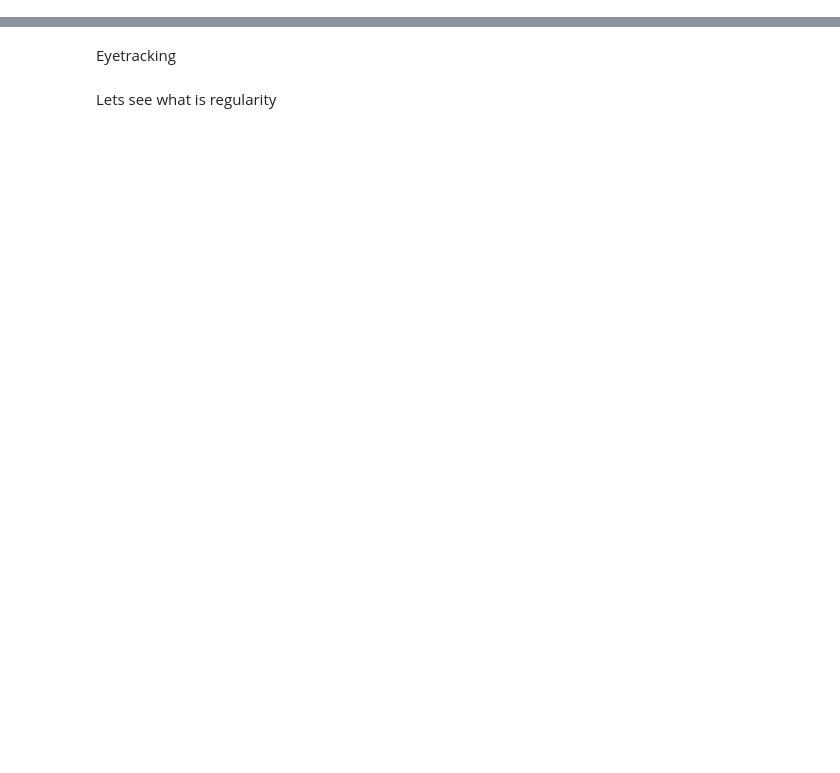
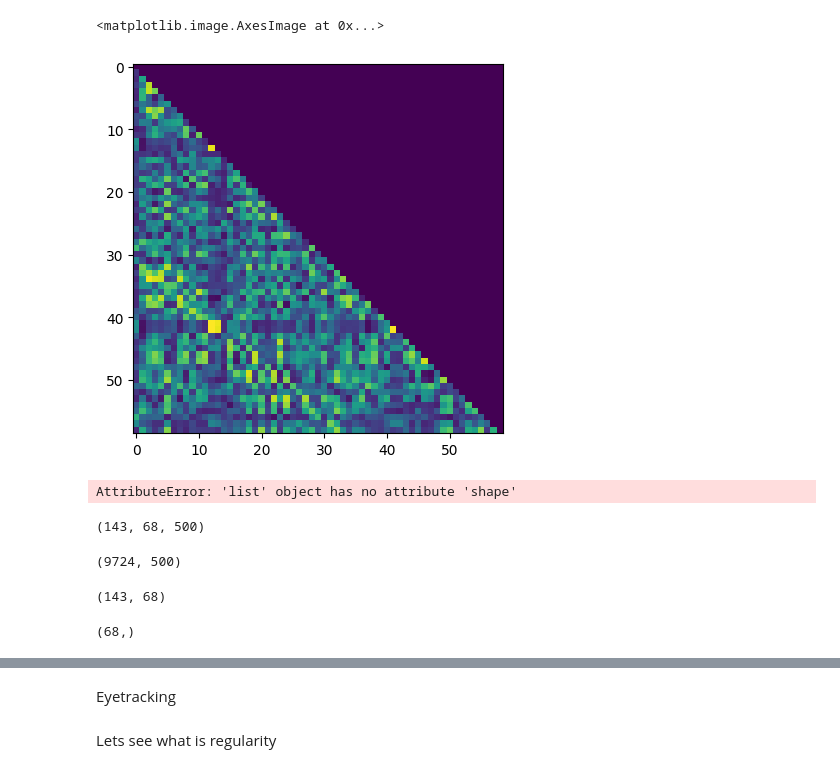
Before and after one commit to payamsash/TIDE, a Jupyter notebook: main.ipynb, the cells around one changed output, grey strips where cells are left out. Drawn from its saved outputs; the diff is of its cells as text; code cells hidden in the pictures; blank space fills up the shorter version.

```diff
--- a/main.ipynb
+++ b/main.ipynb
@@ -5,0 +51,7 @@ from eeg.eeg_processing import process
+# %%
+import matplotlib.pyplot as plt
+plt.figure()
+plt.imshow(con.get_data(output="dense"))
+# %% [output]
+<matplotlib.image.AxesImage at 0x...>
+[figure, added]
@@ -5,0 +71,21 @@ from eeg.eeg_processing import process
+# %%
+con_labels.shape
+# %% [output]
+AttributeError: 'list' object has no attribute 'shape'
+# %%
+n_epochs, n_channels, n_times = label_ts.shape
+reshaped_data = label_ts.reshape(-1, n_times)
+freqs, psd = welch(reshaped_data, 250, axis=-1, nperseg=min(256, n_times))
+
+columns = []
+labels_power = []
+for key, value in freq_bands.items():
+    min_freq, max_freq = list(value)
+    band_mask = (freqs >= min_freq) & (freqs <= max_freq)
+    band_powers = np.trapz(psd[:, band_mask], freqs[band_mask], axis=-1)
+    labels_power.append(band_powers.reshape(n_epochs, n_channels))
+    columns += [f"{lb.name}_{key}" for lb in labels]
+
+labels_power = np.concatenate(labels_power, axis=1)
+# %% [output]
+(143, 68, 500)
@@ -5,0 +96,4 @@ from eeg.eeg_processing import process
+# %%
+reshaped_data.shape
+# %% [output]
+(9724, 500)
@@ -5,0 +112,4 @@ from eeg.eeg_processing import process
+# %%
+x.shape
+# %% [output]
+(143, 68)
@@ -5,0 +122,4 @@ from eeg.eeg_processing import process
+# %%
+np.array(columns).ravel().shape
+# %% [output]
+(68,)
```
Also changed, not shown: parts of 11 cells of this notebook, 9 other files.
